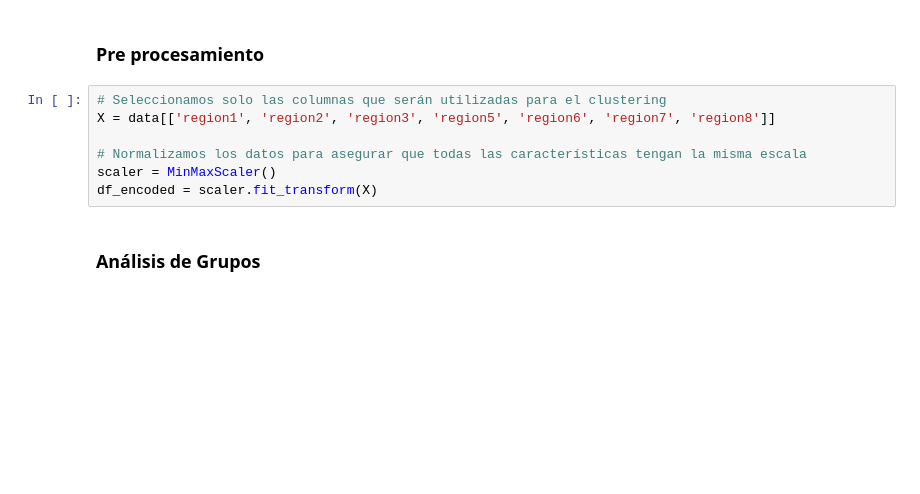
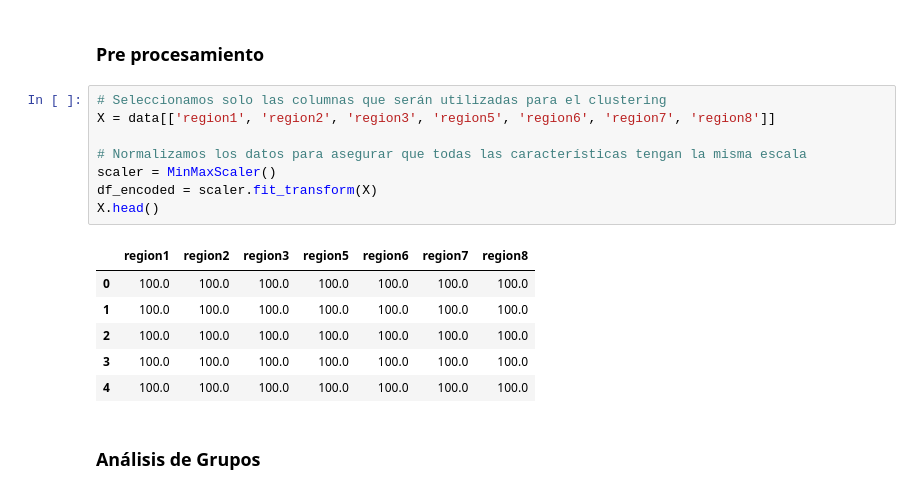
Before and after one commit to LeivaDiego/Proyecto-Mineria, a Jupyter notebook: IPC_EDA_V2.ipynb, the cells around one changed output. Saved outputs shown, nothing was run; the diff lists cells and outputs as text; blank space fills up the shorter version.

```diff
--- a/IPC_EDA_V2.ipynb
+++ b/IPC_EDA_V2.ipynb
@@ -997,10 +997,18 @@ servicio de educacion de primaria - Variación IPC: 1.79
 # %%
 # Seleccionamos solo las columnas que serán utilizadas para el clustering
 X = data[['region1', 'region2', 'region3', 'region5', 'region6', 'region7', 'region8']]
 
 # Normalizamos los datos para asegurar que todas las características tengan la misma escala
 scaler = MinMaxScaler()
 df_encoded = scaler.fit_transform(X)
+X.head()
+# %% [output]
+|  | region1 | region2 | region3 | region5 | region6 | region7 | region8 |
+| 0 | 100.0 | 100.0 | 100.0 | 100.0 | 100.0 | 100.0 | 100.0 |
+| 1 | 100.0 | 100.0 | 100.0 | 100.0 | 100.0 | 100.0 | 100.0 |
+| 2 | 100.0 | 100.0 | 100.0 | 100.0 | 100.0 | 100.0 | 100.0 |
+| 3 | 100.0 | 100.0 | 100.0 | 100.0 | 100.0 | 100.0 | 100.0 |
+| 4 | 100.0 | 100.0 | 100.0 | 100.0 | 100.0 | 100.0 | 100.0 |
 # %% [markdown]
 ### Análisis de Grupos
 # %% [markdown]
```
Also changed, not shown: parts of 19 cells of this notebook.
